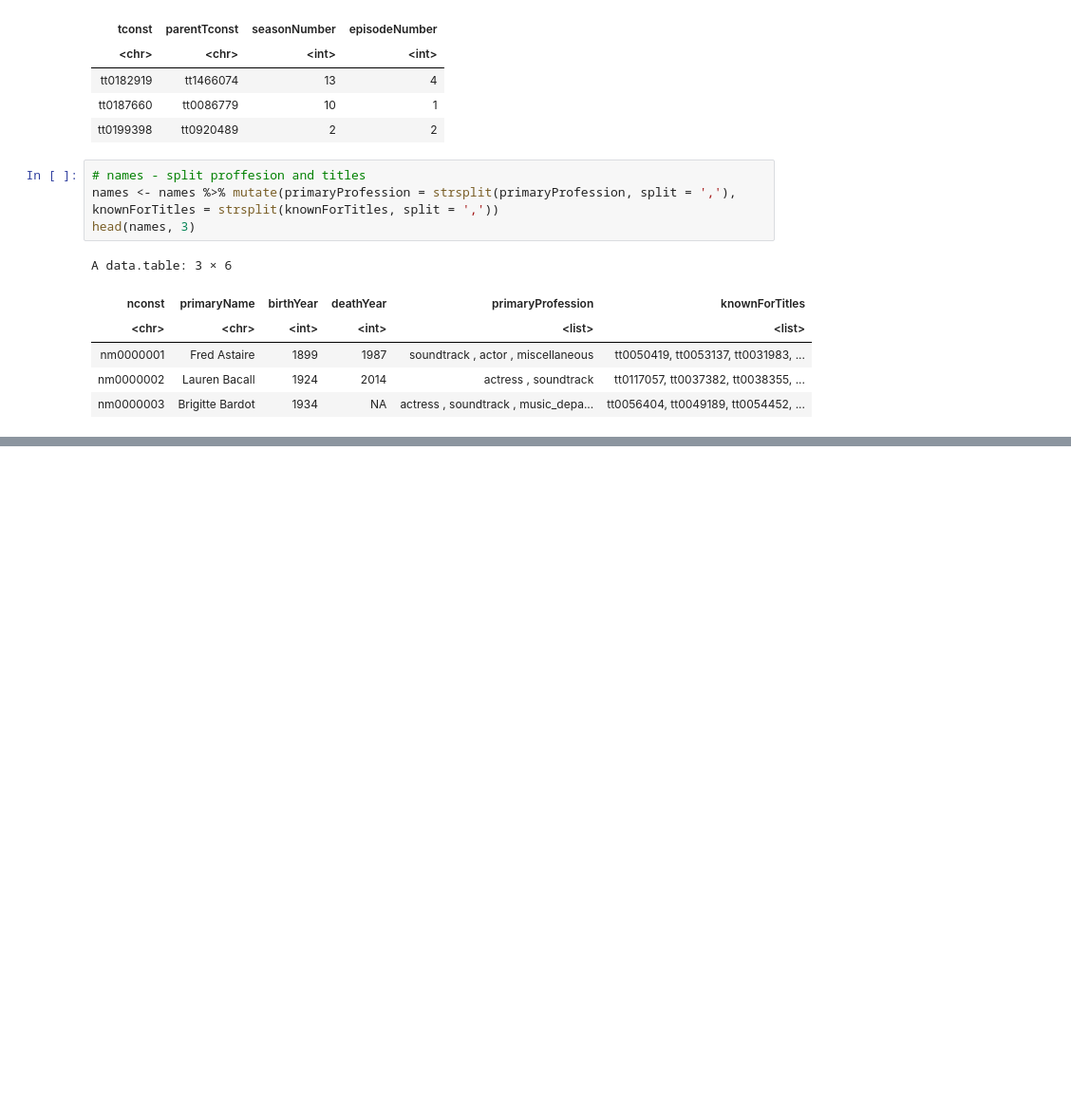
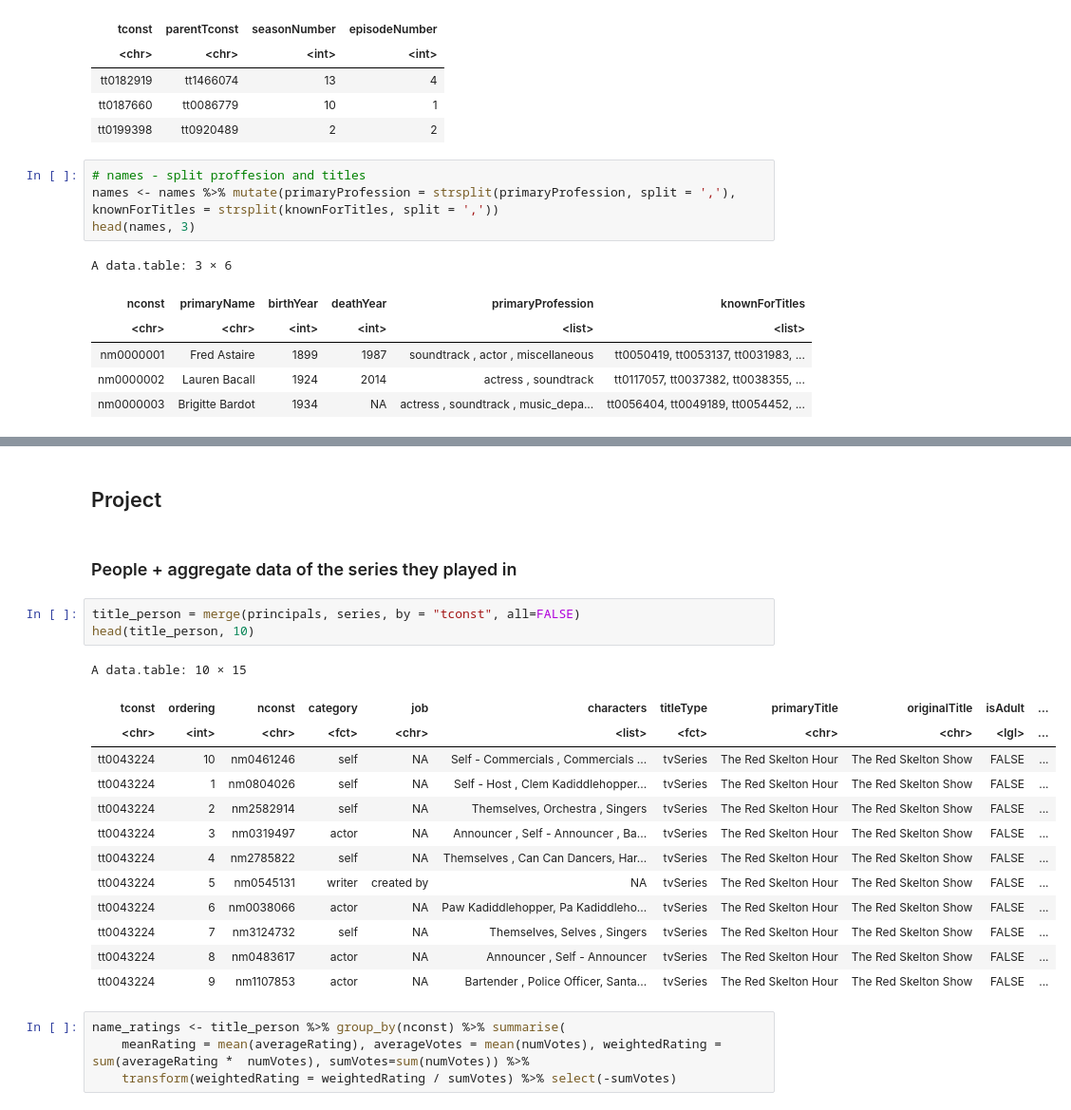
Before and after one commit to vaivapilk/DVZ, a Jupyter notebook: project.ipynb, the cells around one changed output, grey strips where cells are left out. Shown: that part at 95% size. Cells and saved outputs as stored; diff of their text form; blank space fills up the shorter version.

```diff
--- a/project.ipynb
+++ b/project.ipynb
@@ -178,0 +203,25 @@ A matrix: 2 × 6 of type dbl
+# %% [markdown]
+## Project
+# %% [markdown]
+### People + aggregate data of the series they played in
+# %%
+title_person = merge(principals, series, by = "tconst", all=FALSE)
+head(title_person, 10)
+# %% [output]
+A data.table: 10 × 15
+| tconst | ordering | nconst | category | job | characters | titleType | primaryTitle | originalTitle | isAdult | ... |
+| <chr> | <int> | <chr> | <fct> | <chr> | <list> | <fct> | <chr> | <chr> | <lgl> | ... |
+| tt0043224 | 10 | nm0461246 | self | NA | Self - Commercials , Commercials ... | tvSeries | The Red Skelton Hour | The Red Skelton Show | FALSE | ... |
+| tt0043224 | 1 | nm0804026 | self | NA | Self - Host , Clem Kadiddlehopper... | tvSeries | The Red Skelton Hour | The Red Skelton Show | FALSE | ... |
+| tt0043224 | 2 | nm2582914 | self | NA | Themselves, Orchestra , Singers | tvSeries | The Red Skelton Hour | The Red Skelton Show | FALSE | ... |
+| tt0043224 | 3 | nm0319497 | actor | NA | Announcer , Self - Announcer , Ba... | tvSeries | The Red Skelton Hour | The Red Skelton Show | FALSE | ... |
+| tt0043224 | 4 | nm2785822 | self | NA | Themselves , Can Can Dancers, Har... | tvSeries | The Red Skelton Hour | The Red Skelton Show | FALSE | ... |
+| tt0043224 | 5 | nm0545131 | writer | created by | NA | tvSeries | The Red Skelton Hour | The Red Skelton Show | FALSE | ... |
+| tt0043224 | 6 | nm0038066 | actor | NA | Paw Kadiddlehopper, Pa Kadiddleho... | tvSeries | The Red Skelton Hour | The Red Skelton Show | FALSE | ... |
+| tt0043224 | 7 | nm3124732 | self | NA | Themselves, Selves , Singers | tvSeries | The Red Skelton Hour | The Red Skelton Show | FALSE | ... |
+| tt0043224 | 8 | nm0483617 | actor | NA | Announcer , Self - Announcer | tvSeries | The Red Skelton Hour | The Red Skelton Show | FALSE | ... |
+| tt0043224 | 9 | nm1107853 | actor | NA | Bartender , Police Officer, Santa... | tvSeries | The Red Skelton Hour | The Red Skelton Show | FALSE | ... |
+# %%
+name_ratings <- title_person %>% group_by(nconst) %>% summarise(
+    meanRating = mean(averageRating), averageVotes = mean(numVotes), weightedRating = sum(averageRating *  numVotes), sumVotes=sum(numVotes)) %>%
+    transform(weightedRating = weightedRating / sumVotes) %>% select(-sumVotes)
```
Also changed, not shown: parts of 7 cells of this notebook.
